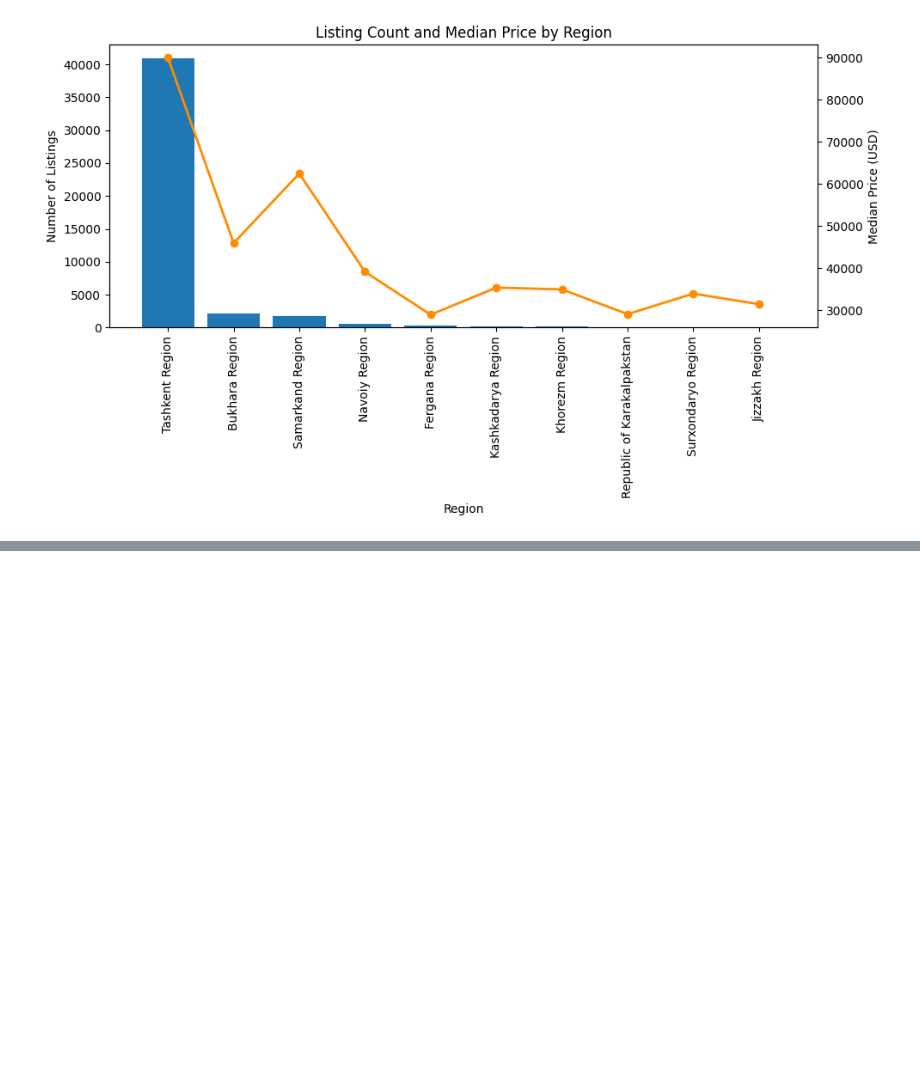
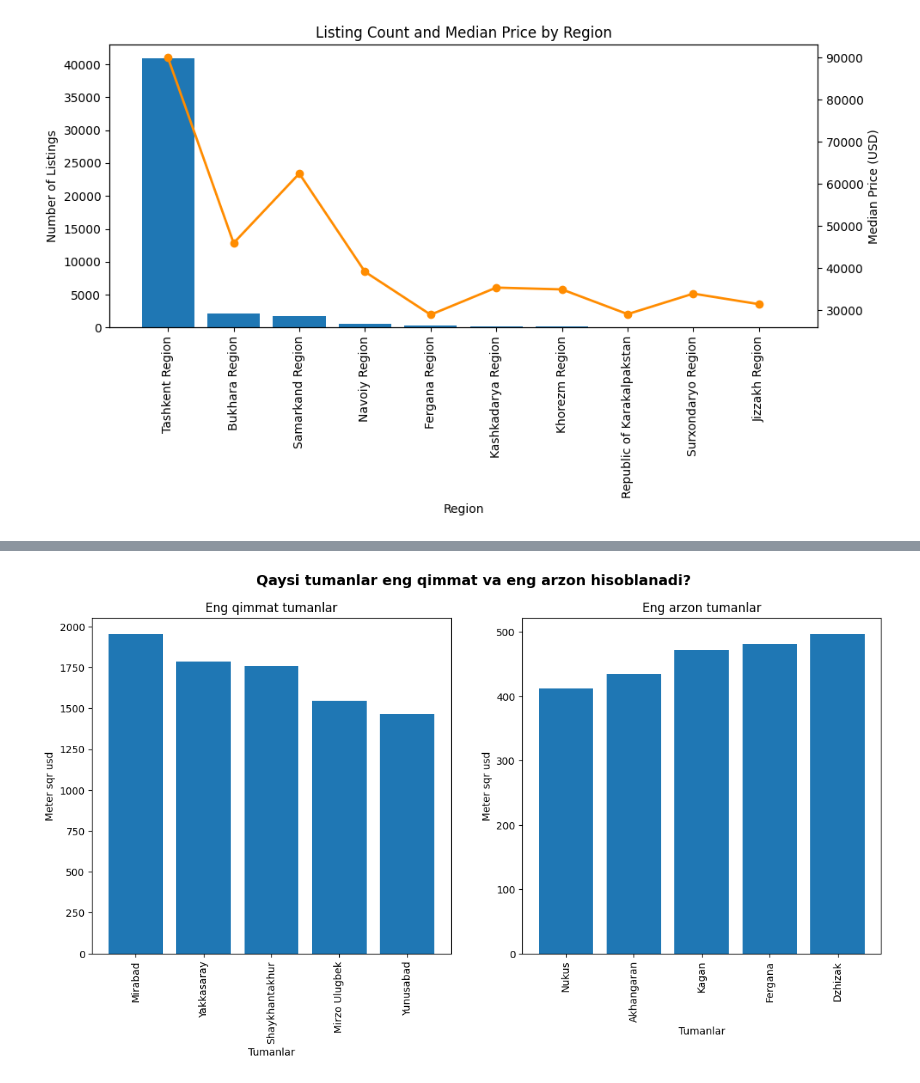
Before and after one commit to Javoh20111/Tashkent-apartment-analysis, a Jupyter notebook: notebooks/2_data_analysis.ipynb, the cells around one changed output, grey strips where cells are left out. Saved outputs shown, nothing was run; the diff lists cells and outputs as text; code cells hidden in the pictures; blank space fills up the shorter version.

```diff
--- a/notebooks/2_data_analysis.ipynb
+++ b/notebooks/2_data_analysis.ipynb
@@ -134,9 +136,8 @@ plt.show()
 # %%
 tash_sale_df = sale_df.query("region == 'Tashkent'").copy()
 # %%
-expensive_districts = sale_df.groupby("district")["price_per_sqr"].agg(["median","mean", "count"]).sort_values(ascending=False, by = "median")
-cheap_districts = sale_df.groupby("district")["price_usd"].agg(["median", "count"]).sort_values(ascending=True, by = "median")
+expensive_districts = sale_df.groupby("district")["price_per_sqr"].agg(["median", "count"]).sort_values(ascending=False, by = "median")
+cheap_districts = sale_df.groupby("district")["price_per_sqr"].agg(["median", "count"]).sort_values(ascending=True, by = "median")
 
-expensive_districts = expensive_districts.loc[expensive_districts["count"] > 20].reset_index()[["district", "median","mean","count"]].copy()
-cheap_districts = cheap_districts.loc[cheap_districts["count"] > 30].reset_index()[["district", "median"]].head()
-expensive_districts
+expensive_districts = expensive_districts.loc[expensive_districts["count"] > 20].reset_index()[["district", "median"]].sort_values(ascending=False, by="median").head().copy()
+cheap_districts = cheap_districts.loc[cheap_districts["count"] > 30].reset_index()[["district", "median"]].sort_values(ascending=True, by="median").head().copy()
@@ -160,0 +153,20 @@ expensive_districts
+# %%
+fig, axes = plt.subplots(1,2, figsize=(14,6))
+axes = np.atleast_2d(axes)
+fig.suptitle("Qaysi tumanlar eng qimmat va eng arzon hisoblanadi?", fontsize=14, fontweight="bold")
+ax1 = axes[0, 0]
+ax1.bar(expensive_districts["district"], expensive_districts["median"])
+ax1.set_title("Eng qimmat tumanlar")
+ax1.set_xlabel("Tumanlar")
+ax1.set_ylabel("Meter sqr usd")
+ax1.tick_params(axis='x', rotation=90)
+
+
+ax2 = axes[0, 1]
+ax2.bar(cheap_districts["district"], cheap_districts["median"])
+ax2.set_title("Eng arzon tumanlar")
+ax2.set_xlabel("Tumanlar")
+ax2.set_ylabel("Meter sqr usd")
+ax2.tick_params(axis='x', rotation=90)
+# %% [output]
+[figure, added]
```
Also changed, not shown: parts of 5 cells of this notebook.
